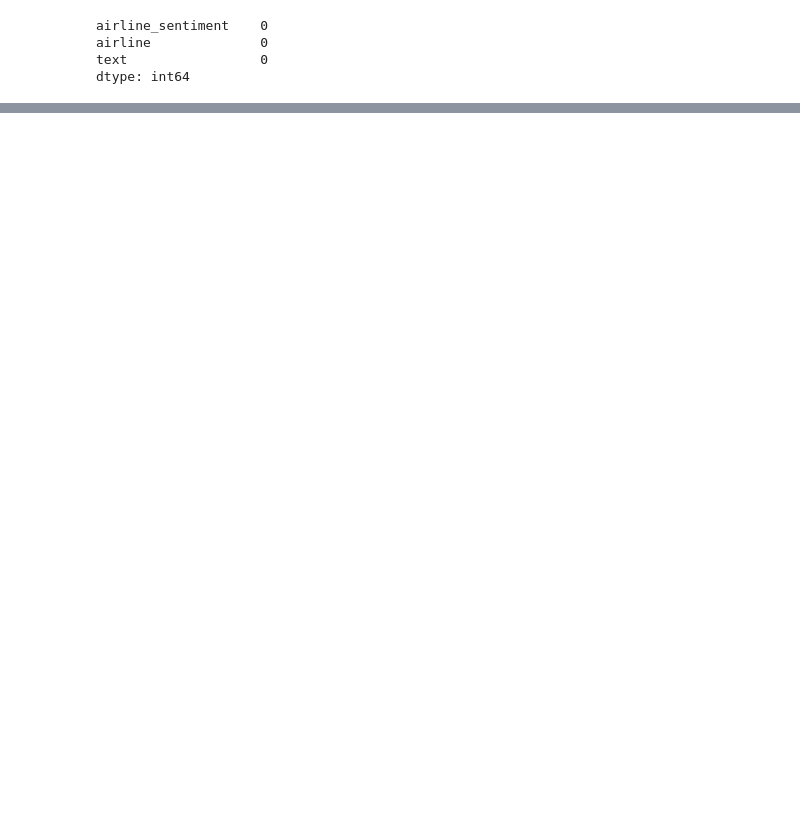
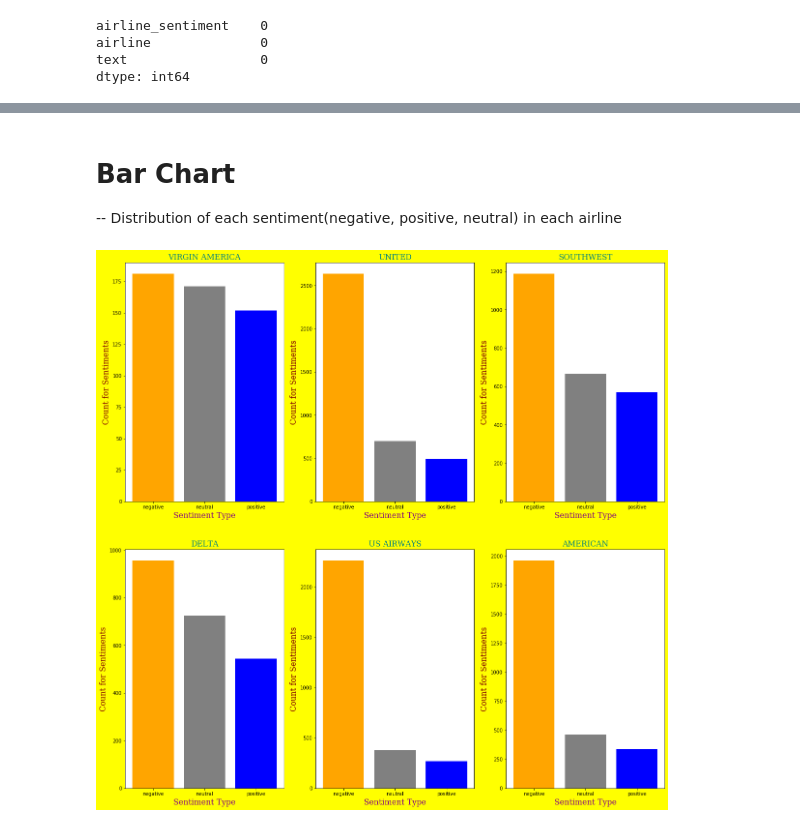
Before and after one commit to shritidatta/Predict_Customer_Sentiment, a Jupyter notebook: Usecase-3_Predict_Customer_Sentiment.ipynb, the cells around one changed output, grey strips where cells are left out. Cells and saved outputs as stored; diff of their text form; code cells hidden in the pictures; blank space fills up the shorter version.

```diff
--- a/Usecase-3_Predict_Customer_Sentiment.ipynb
+++ b/Usecase-3_Predict_Customer_Sentiment.ipynb
@@ -172,15 +123,0 @@ to_drop = [x for x in list(building_data_df.columns) if x.startswith('Unnamed')]
-# %%
-to_drop1 = []
-inp_list = list(building_data_df.columns)
-
-i = 0
-
-while i < len(inp_list):
-    val = inp_list[i]
-    if val.startswith('Unnamed'):
-        to_drop1.append(val)
-    i += 1
-
-# to_drop1
-
-to_drop1 == to_drop
@@ -217,0 +173,26 @@ building_data_df.shape
+# %% [markdown]
+# Bar Chart
+-- Distribution of each sentiment(negative, positive, neutral) in each airline
+# %%
+# Plotting the sentiment distribution airline wise
+airlines= ['Virgin America', 'United', 'Southwest', 'Delta', 'US Airways','American']
+font = {'family': 'serif',
+        'color':  'darkred',
+        'weight': 'normal',
+        'size': 16,
+        }
+
+plt.figure(1,figsize=(20, 20),facecolor='yellow',edgecolor='brown')
+for i in airlines:
+    indices= airlines.index(i)
+    plt.subplot(2,3,indices+1)
+    new_airline_data_df=airline_data_df[airline_data_df['airline']==i]
+    count=new_airline_data_df['airline_sentiment'].value_counts()
+    Index = [1,2,3]
+    plt.bar(Index,count, color=['orange', 'grey', 'blue'])
+    plt.xticks(Index,['negative','neutral','positive'])
+    plt.ylabel('Count for Sentiments',color='maroon',fontdict=font)
+    plt.xlabel('Sentiment Type', fontdict=font, color='purple')
+    plt.title(i.upper(), color='teal',fontdict=font)
+# %% [output]
+[figure, added]
```
Also changed, not shown: parts of 78 cells of this notebook, 2 other files.
